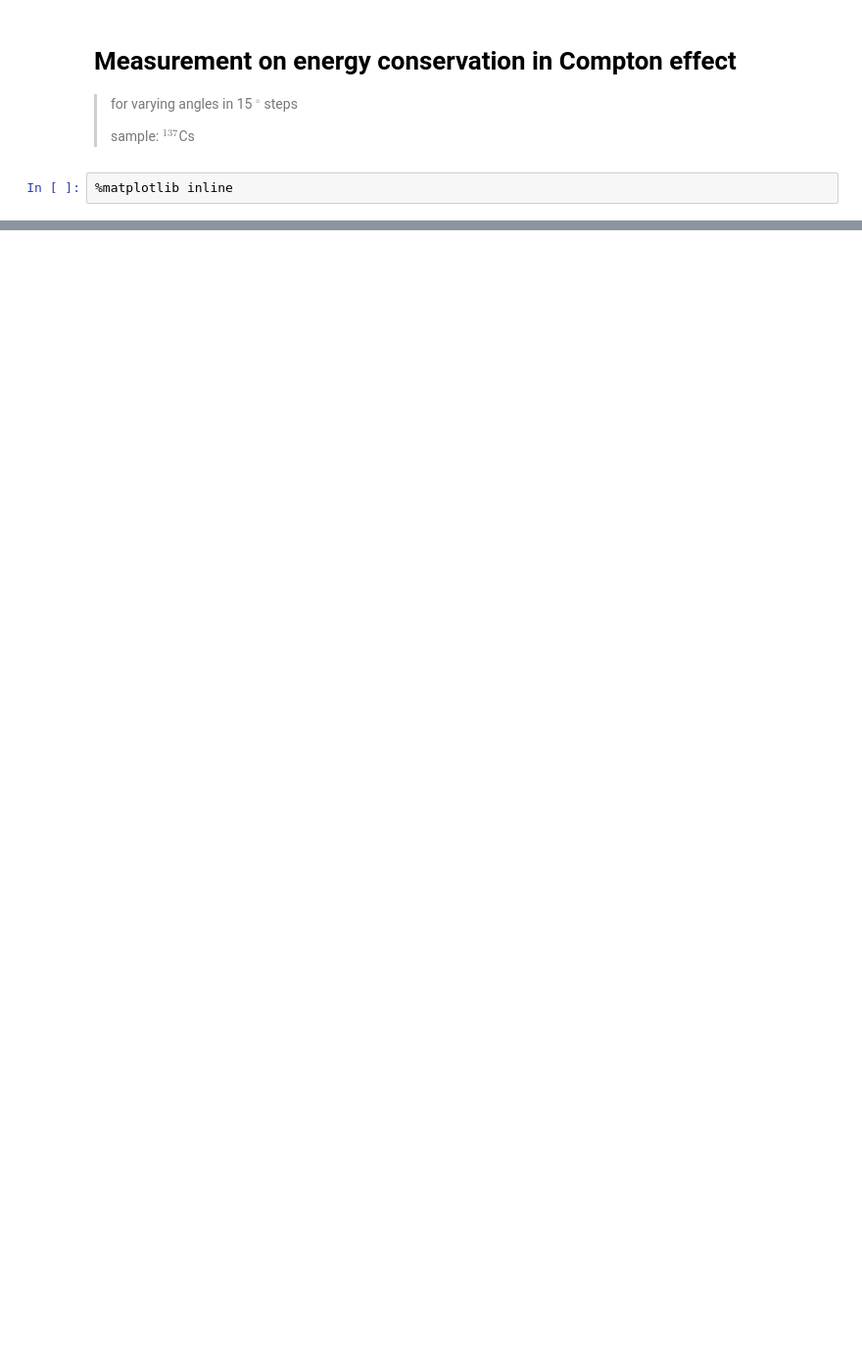
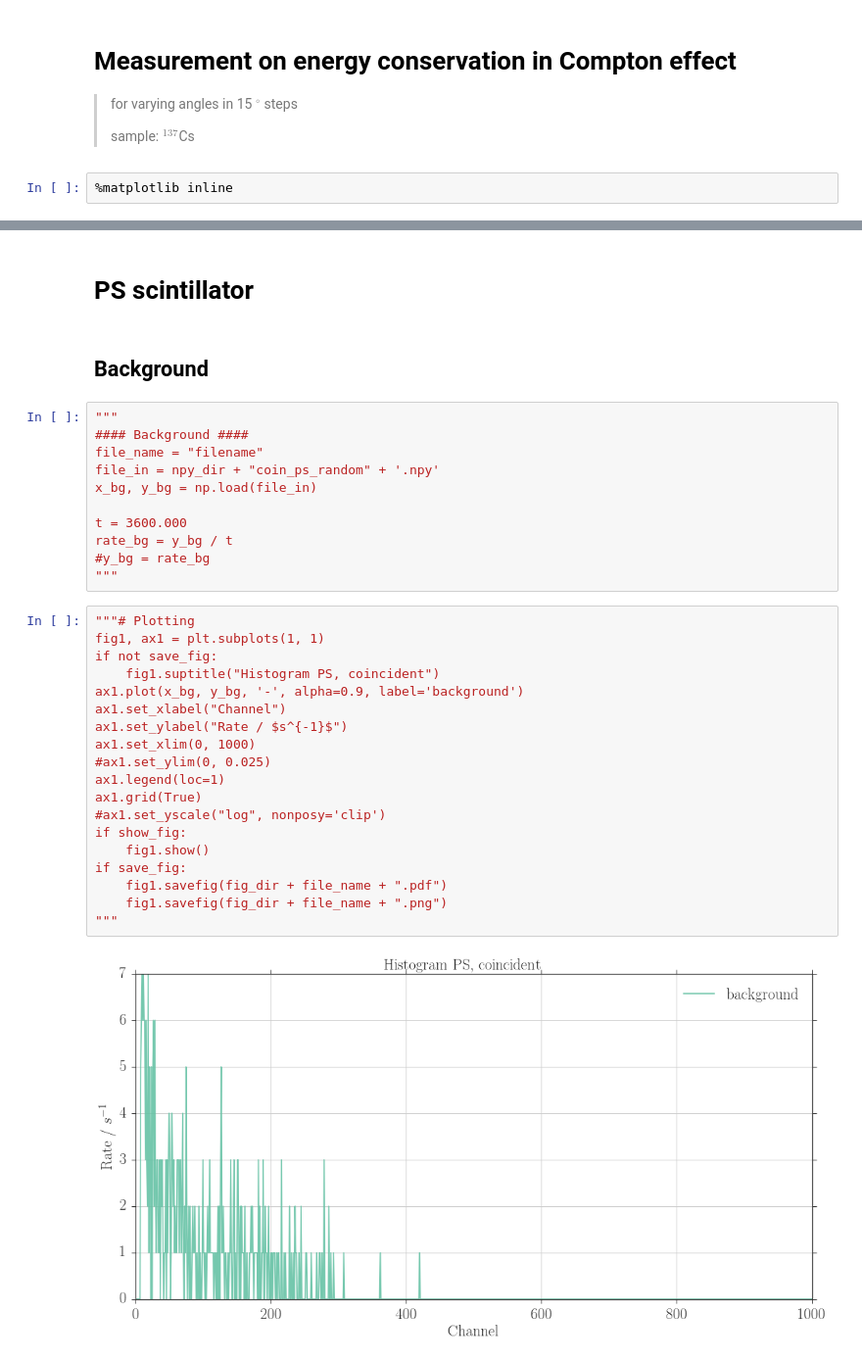
Before and after one commit to Bondzio/fp, a Jupyter notebook: compton/analysis/energy_conservation.ipynb, the cells around one changed output, grey strips where cells are left out. Shown at 98% size. Cells and saved outputs as stored; diff of their text form; blank space fills up the shorter version.

```diff
--- a/compton/analysis/energy_conservation.ipynb
+++ b/compton/analysis/energy_conservation.ipynb
@@ -54,0 +55,36 @@ def gauss_plus_exp(x, *p):
+# %% [markdown]
+# PS scintillator
+# %% [markdown]
+## Background
+# %%
+"""
+#### Background ####
+file_name = "filename"
+file_in = npy_dir + "coin_ps_random" + '.npy'
+x_bg, y_bg = np.load(file_in)
+
+t = 3600.000
+rate_bg = y_bg / t
+#y_bg = rate_bg
+"""
+# %%
+"""# Plotting
+fig1, ax1 = plt.subplots(1, 1)
+if not save_fig:
+    fig1.suptitle("Histogram PS, coincident")
+ax1.plot(x_bg, y_bg, '-', alpha=0.9, label='background')
+ax1.set_xlabel("Channel")
+ax1.set_ylabel("Rate / $s^{-1}$")
+ax1.set_xlim(0, 1000)
+#ax1.set_ylim(0, 0.025)
+ax1.legend(loc=1)
+ax1.grid(True)
+#ax1.set_yscale("log", nonposy='clip')
+if show_fig:
+    fig1.show()
+if save_fig:
+    fig1.savefig(fig_dir + file_name + ".pdf")
+    fig1.savefig(fig_dir + file_name + ".png")
+"""
+# %% [output]
+[figure, added]
```
Also changed, not shown: parts of 16 cells of this notebook, 8 other files.
